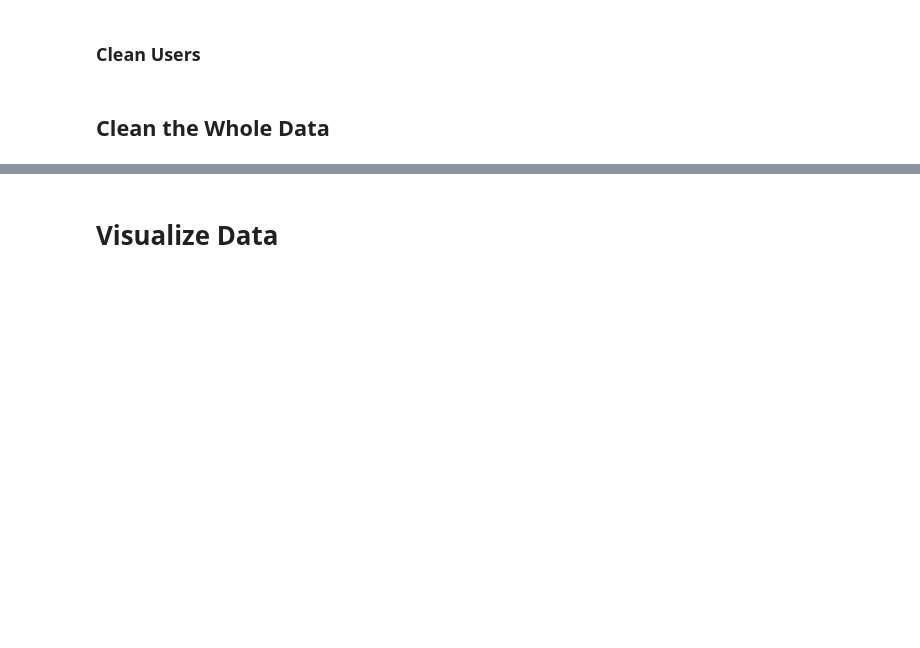
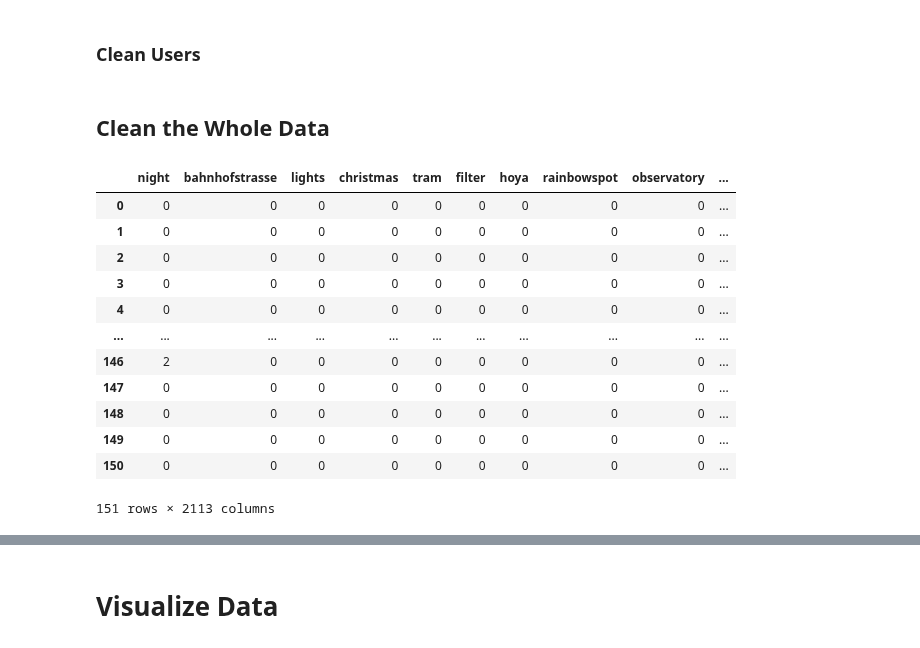
Before and after one commit to leyixu21/Semantic-Trajectory, a Jupyter notebook: clean_flickr_data.ipynb, the cells around one changed output, grey strips where cells are left out. Saved outputs shown, nothing was run; the diff lists cells and outputs as text; code cells hidden in the pictures; blank space fills up the shorter version.

```diff
--- a/clean_flickr_data.ipynb
+++ b/clean_flickr_data.ipynb
@@ -219,6 +212,23 @@ for i in tags_unique:
 
 #convert the dictionary to the dataframe
 tags_freq = pd.DataFrame(tags_freq)
+# %%
+tags_freq.to_pickle(path+'tags_freq_2014.pkl')
+tags_freq
+# %% [output]
+|  | night | bahnhofstrasse | lights | christmas | tram | filter | hoya | rainbowspot | observatory | ... |
+| 0 | 0 | 0 | 0 | 0 | 0 | 0 | 0 | 0 | 0 | ... |
+| 1 | 0 | 0 | 0 | 0 | 0 | 0 | 0 | 0 | 0 | ... |
+| 2 | 0 | 0 | 0 | 0 | 0 | 0 | 0 | 0 | 0 | ... |
+| 3 | 0 | 0 | 0 | 0 | 0 | 0 | 0 | 0 | 0 | ... |
+| 4 | 0 | 0 | 0 | 0 | 0 | 0 | 0 | 0 | 0 | ... |
+| ... | ... | ... | ... | ... | ... | ... | ... | ... | ... | ... |
+| 146 | 2 | 0 | 0 | 0 | 0 | 0 | 0 | 0 | 0 | ... |
+| 147 | 0 | 0 | 0 | 0 | 0 | 0 | 0 | 0 | 0 | ... |
+| 148 | 0 | 0 | 0 | 0 | 0 | 0 | 0 | 0 | 0 | ... |
+| 149 | 0 | 0 | 0 | 0 | 0 | 0 | 0 | 0 | 0 | ... |
+| 150 | 0 | 0 | 0 | 0 | 0 | 0 | 0 | 0 | 0 | ... |
+151 rows × 2113 columns
 # %%
 #define function to calculate cv
 cv = lambda x: np.std(x, ddof=1) / np.mean(x) * 100
```
Also changed, not shown: parts of 20 cells of this notebook.
